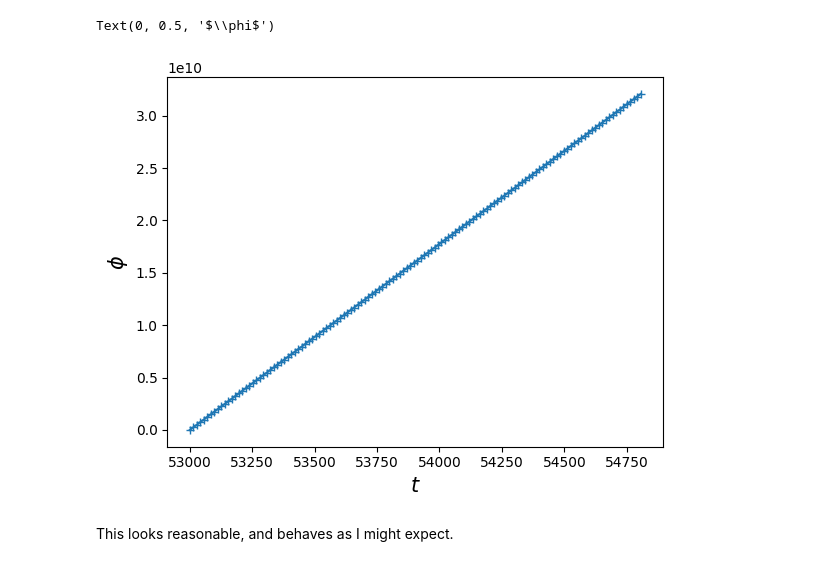
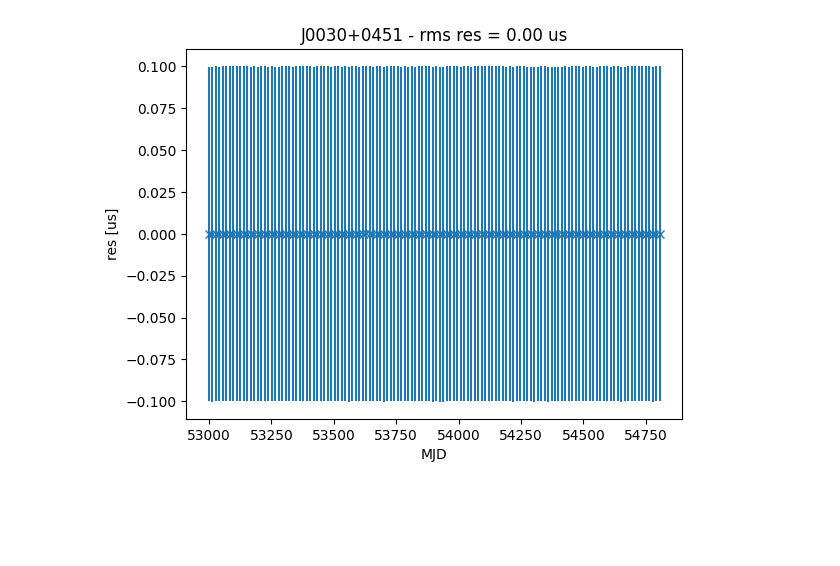
Before and after one commit to tomkimpson/PulsarMockData, a Jupyter notebook: notebooks/01.explore_how_to_generate_frequencies.ipynb, the cells around one changed output. Cells and saved outputs as stored; diff of their text form; code cells hidden in the pictures; blank space fills up the shorter version.

```diff
--- a/notebooks/01.explore_how_to_generate_frequencies.ipynb
+++ b/notebooks/01.explore_how_to_generate_frequencies.ipynb
@@ -47,13 +44,9 @@ phases = psr.phase()
-# %%
-#Plot TOA vs phase
-import matplotlib.pyplot as plt
-plt.plot(barycentric_toas,phases,marker='+')
-
-fs = 15
-plt.xlabel(r'$t$',fontsize=fs)
-plt.ylabel(r'$\phi$',fontsize=fs)
-# %% [output]
-Text(0, 0.5, '$\\phi$')
-[figure, removed]
-# %% [markdown]
-This looks reasonable, and behaves as I might expect.
+# %%
+import libstempo.toasim as toasim
+import libstempo.plot
+
+toasim.make_ideal(psr) # make_ideal shifts the ToAs so that they are exactly aligned with the timing model we loaded
+toasim.make_ideal(psr) # For whatever reason doing two passes of make_ideal gets a better result - with just one you can end up with a slight trend in the residuals
+libstempo.plot.plotres(psr)
+# %% [output]
+[figure, added]
```
Also changed, not shown: parts of 15 cells of this notebook, 1 other file.
